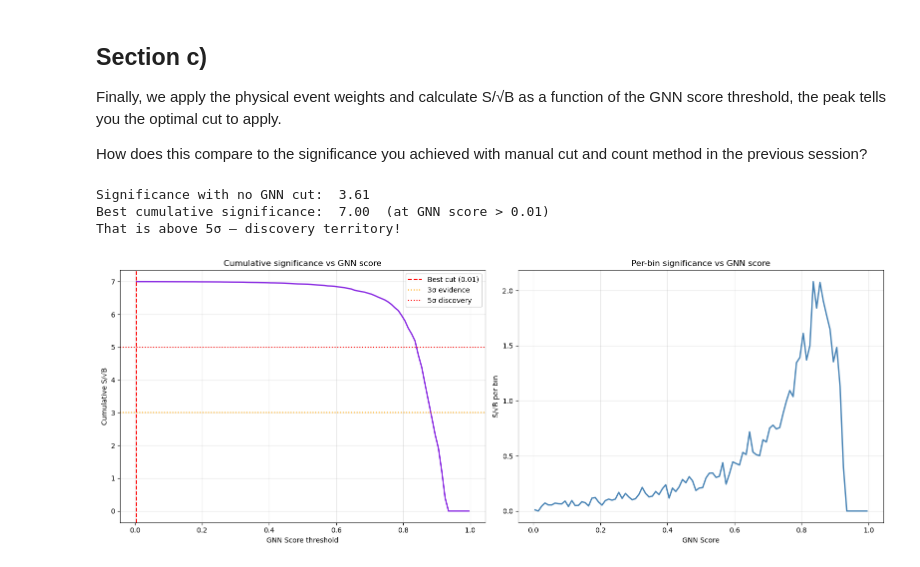
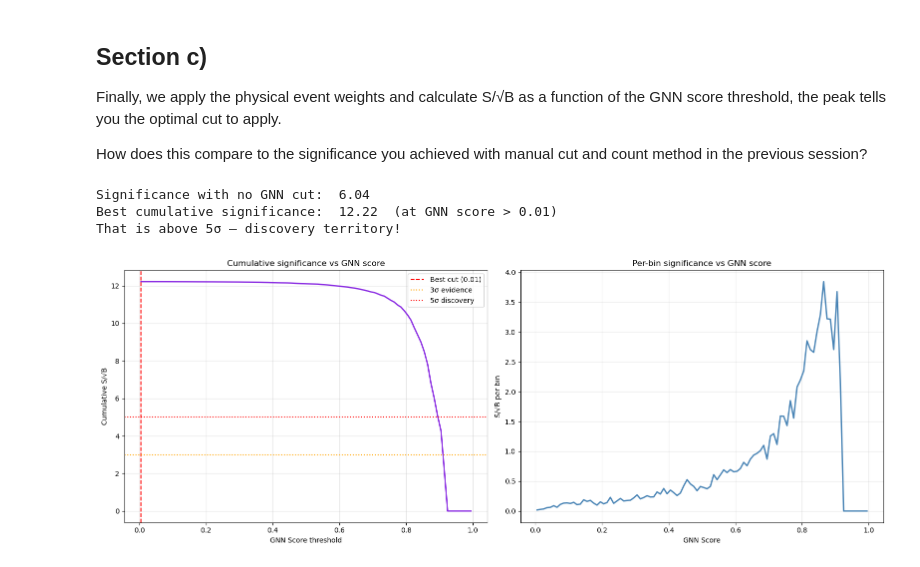
Before and after one commit to LennoxWood/fcc_ml_work_experience_liverpool, a Jupyter notebook: Part_2.ipynb, the cells around one changed output. Saved outputs shown, nothing was run; the diff lists cells and outputs as text; code cells hidden in the pictures.

```diff
--- a/Part_2.ipynb
+++ b/Part_2.ipynb
@@ -49,8 +49,8 @@ dataset = CustomEventsDataset(
     transform=MakeHomogeneous(),
     signal_filename='hhbbtata.h5',
     background_filename='mgp8_pp_tt012j_5f.h5',
-    m_bb=False,  dR_bb=False,                     #
-    m_tt=False,  dR_tt=False,  dpT_tt=False,      #   <------ these are the variable flags that you should change!
+    m_bb=True,  dR_bb=True,                     #
+    m_tt=True,  dR_tt=True,  dpT_tt=True,      #   <------ these are the variable flags that you should change!
     m_HH=False,  dPhi_HH=False,                   #
 )
 
@@ -95,10 +98,16 @@ hidden_channels = 50    # width of the hidden layers
 device     = torch.device('cuda' if torch.cuda.is_available() else 'cpu')
 sig_weight = ttb_no / sig_no if sig_no > 0 and ttb_no > 0 else 1.0
 
+# edge_dim is the number of edge features after MakeHomogeneous doubling
+# (None if no edge variables are enabled)
+active_edge_vars = dataset.active_edge_vars
+edge_dim = len(active_edge_vars) * 2 if active_edge_vars else None
+
 model = GAT(
     input_channels=dataset[0].data_norm.shape[1],
     hidden_channels=hidden_channels,
     num_classes=1,
+    edge_dim=edge_dim,
 )
 model.to(device)
 print(model)
@@ -181,11 +190,13 @@ How does this compare to the significance you achieved with manual cut and count
 # %%
 best_significance = plot_significance(
     signal_probs, background_probs,
     signal_scale=SIGNAL_SCALE,
     background_scale=BACKGROUND_SCALE,
+    max_signal=MAX_SIGNAL_EVENTS,
+    max_background=MAX_BACKGROUND_EVENTS,
 )
 # %% [output]
-Significance with no GNN cut:  3.61
-Best cumulative significance:  7.00  (at GNN score > 0.01)
+Significance with no GNN cut:  6.04
+Best cumulative significance:  12.22  (at GNN score > 0.01)
 That is above 5σ — discovery territory!
-[figure, old version]
+[figure, new version]
```
Also changed, not shown: parts of 5 cells of this notebook.
